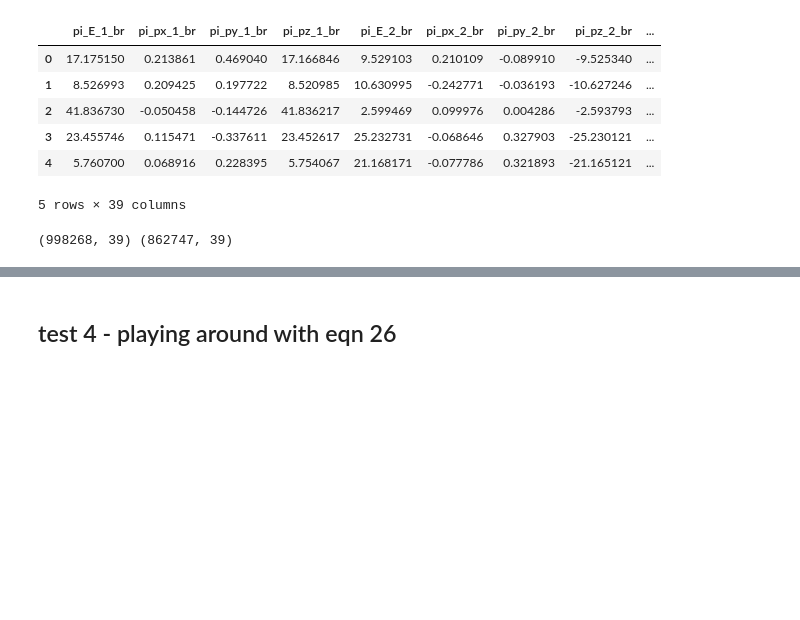
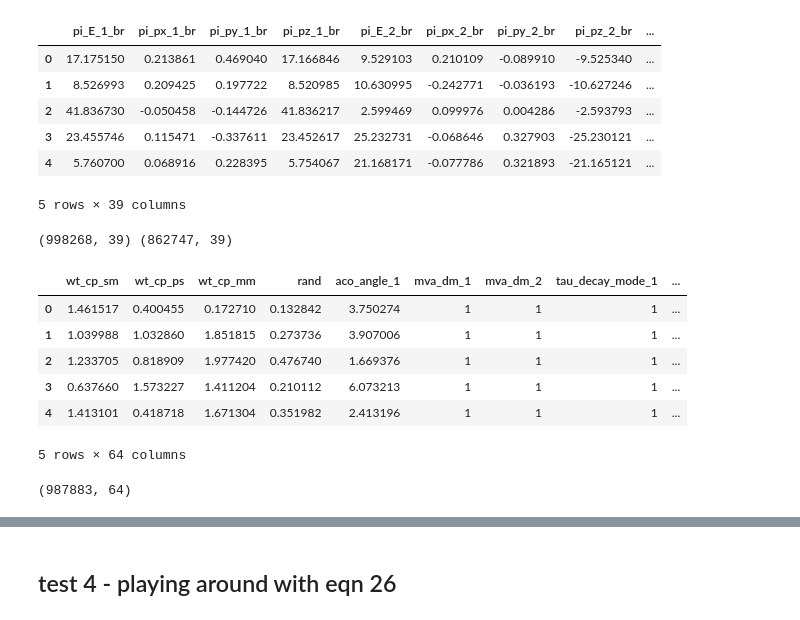
Before and after one commit to stanleyycheung/MSci-Project-HiggsTauTau, a Jupyter notebook: stanley/testing.ipynb, the cells around one changed output, grey strips where cells are left out. Cells and saved outputs as stored; diff of their text form; code cells hidden in the pictures; blank space fills up the shorter version.

```diff
--- a/stanley/testing.ipynb
+++ b/stanley/testing.ipynb
@@ -336,3 +336,19 @@ df_red.head()
 print(df.shape, df_red.shape)
 # %% [output]
 (998268, 39) (862747, 39)
+# %%
+debug = pd.read_pickle('../shared/misc/debugging.pkl')
+# %%
+debug.head()
+# %% [output]
+|  | wt_cp_sm | wt_cp_ps | wt_cp_mm | rand | aco_angle_1 | mva_dm_1 | mva_dm_2 | tau_decay_mode_1 | ... |
+| 0 | 1.461517 | 0.400455 | 0.172710 | 0.132842 | 3.750274 | 1 | 1 | 1 | ... |
+| 1 | 1.039988 | 1.032860 | 1.851815 | 0.273736 | 3.907006 | 1 | 1 | 1 | ... |
+| 2 | 1.233705 | 0.818909 | 1.977420 | 0.476740 | 1.669376 | 1 | 1 | 1 | ... |
+| 3 | 0.637660 | 1.573227 | 1.411204 | 0.210112 | 6.073213 | 1 | 1 | 1 | ... |
+| 4 | 1.413101 | 0.418718 | 1.671304 | 0.351982 | 2.413196 | 1 | 1 | 1 | ... |
+5 rows × 64 columns
+# %%
+debug.shape
+# %% [output]
+(987883, 64)
```
Also changed, not shown: parts of 8 cells of this notebook, 4 other files.
